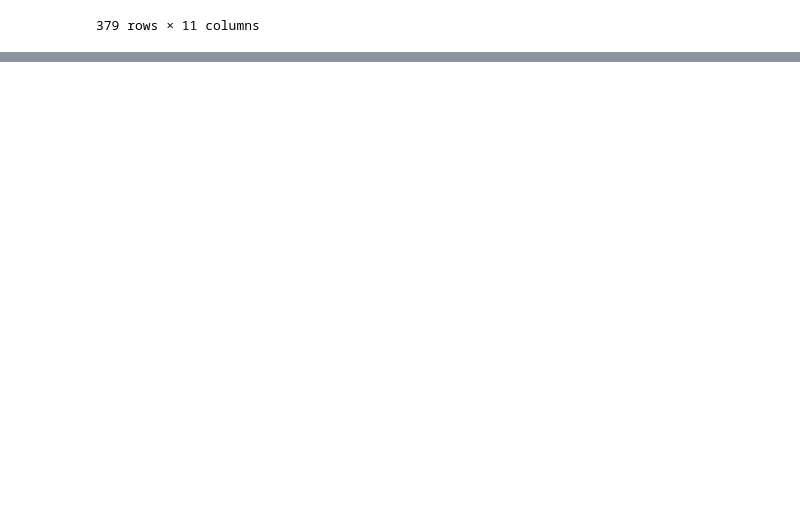
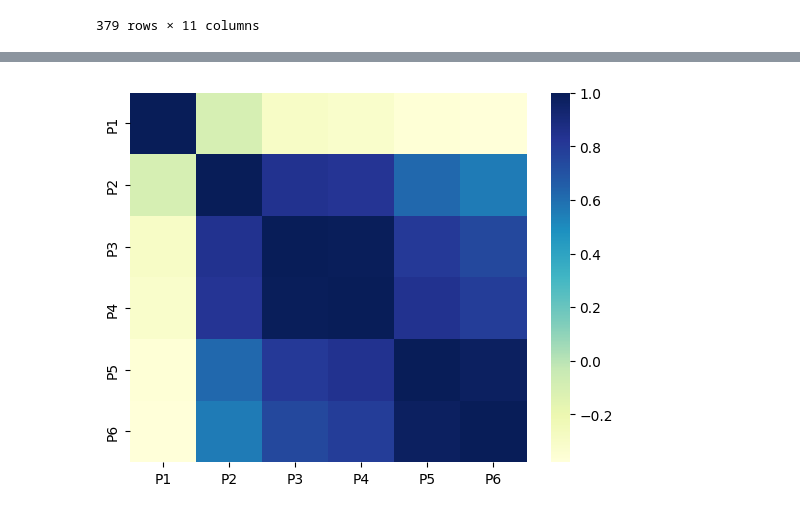
Before and after one commit to TheBridge-DesafioTripulaciones-Grupo2/DesafioTripulaciones_Sept23_Grupo2_Data, a Jupyter notebook: plots.ipynb, the cells around one changed output, grey strips where cells are left out. Drawn from its saved outputs; the diff is of its cells as text; code cells hidden in the pictures; blank space fills up the shorter version.

```diff
--- a/plots.ipynb
+++ b/plots.ipynb
@@ -68,0 +114,4 @@ ValueError: could not convert string to float: 'PENINSULA'
+# %%
+sns.heatmap(df_indexed_price_power.corr(numeric_only=True), cmap='YlGnBu');
+# %% [output]
+[figure, added]
```
Also changed, not shown: parts of 24 cells of this notebook, 4 other files.
